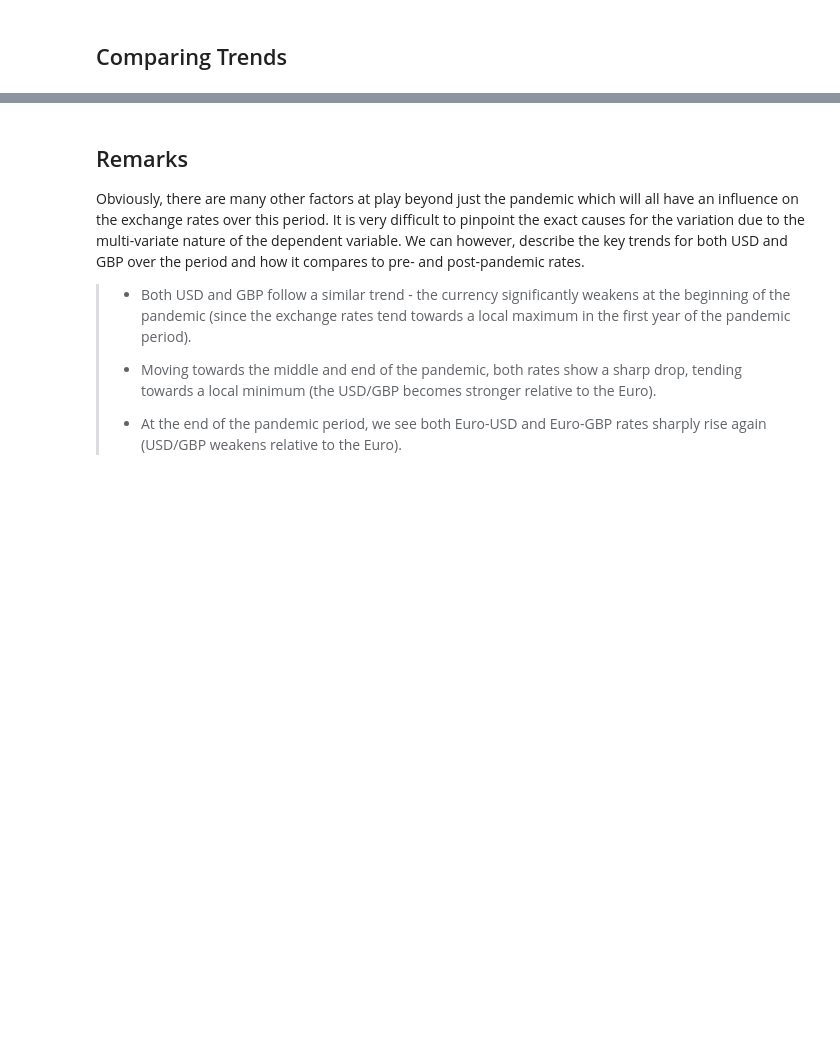
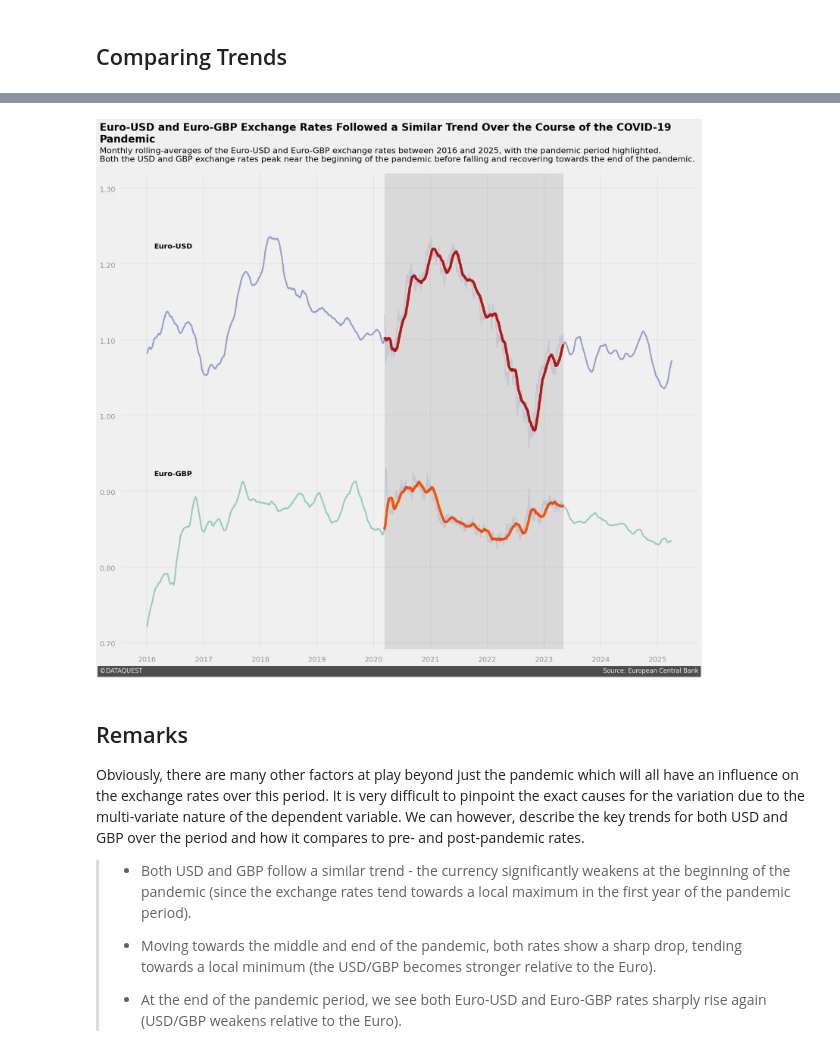
Before and after one commit to Benkly/python-data-analysis-projects, a Jupyter notebook: euro_exchange_rates/euro_exchange_rate_project.ipynb, the cells around one changed output, grey strips where cells are left out. Saved outputs shown, nothing was run; the diff lists cells and outputs as text; code cells hidden in the pictures; blank space fills up the shorter version.

Commit message:
updated euro exchange rate project

```diff
--- a/euro_exchange_rates/euro_exchange_rate_project.ipynb
+++ b/euro_exchange_rates/euro_exchange_rate_project.ipynb
@@ -619,3 +521,67 @@ plt.show()
+# %%
+fig, ax = plt.subplots(figsize=(18, 16))
+
+"""Plot Eur-USD Data"""
+
+ax.plot(usd_data_2016_2025["Time"], usd_data_2016_2025["monthly_rolling_mean"], linewidth=3, color="#132797", alpha=0.4)
+
+ax.plot(usd_data_covid["Time"], usd_data_covid["monthly_rolling_mean"], linewidth=5, color="#b51812")
+
+ax.plot(usd_data_covid["Time"], usd_data_covid["US_dollar"], linewidth=2, color="#132797", alpha=0.1)
+
+"""Plot Eur-GBP Data"""
+
+ax.plot(gbp_data_2016_2025["Time"], gbp_data_2016_2025["monthly_rolling_mean"], linewidth=3, color="#13977A", alpha=0.4)
+
+ax.plot(gbp_data_covid["Time"], gbp_data_covid["monthly_rolling_mean"], linewidth=5, color="#f75408")
+
+ax.plot(gbp_data_covid["Time"], gbp_data_covid["UK_pound_sterling"], linewidth=2, color="#132797", alpha=0.1)
+
+# set y axis limit
+
+ax.set_ylim(0.69, 1.32)
+
+# highlight the WHO pandemic time period
+
+ax.axvspan("2020-03-11", "2023-05-05", alpha=0.2, color="grey")
+
+# soften gridlines
+
+ax.grid(alpha=0.5)
+
+# remove automatic axis tick labels
+
+ax.set_xticklabels([])
+
+ax.set_yticklabels([])
+
+# manually add axis labels
+
+x = 16745
+for year in ["2016", "2017", "2018", "2019", "2020", "2021", "2022", "2023", "2024", "2025"]:
+    ax.text(x, 0.675, year, fontsize=14, color="grey", alpha=0.8)
+    x += 365
+
+y = 0.6950
+for rate in ["0.70", "0.80", "0.90", "1.00", "1.10", "1.20", "1.30"]:
+    ax.text(16500, y, rate, fontsize=14, color="grey", alpha=0.8)
+    y += 0.1
+
+# add labels for each time series
+
+ax.text(16850, 1.22, "Euro-USD", fontsize=14, weight="bold")
+ax.text(16850, 0.92, "Euro-GBP", fontsize=14, weight="bold")
+
+ax.text(16500, 1.36, "Euro-USD and Euro-GBP Exchange Rates Followed a Similar Trend Over the Course of the COVID-19\nPandemic", fontsize=20, weight="bold")
+ax.text(16500, 1.335, "Monthly rolling-averages of the Euro-USD and Euro-GBP exchange rates between 2016 and 2025, with the pandemic period highlighted. \nBoth the USD and GBP exchange rates peak near the beginning of the pandemic before falling and recovering towards the end of the pandemic.", fontsize=16)
+
+# add signature
+
+ax.text(16500, 0.66, "©DATAQUEST" + " "*238 + "Source: European Central Bank", fontsize=12, color="#f0f0f0", backgroundcolor="#4d4d4d")
+
+plt.show()
+# %% [output]
+[figure, added]
 # %% [markdown]
 ## Remarks
 
```
Also changed, not shown: parts of 3 cells of this notebook.
